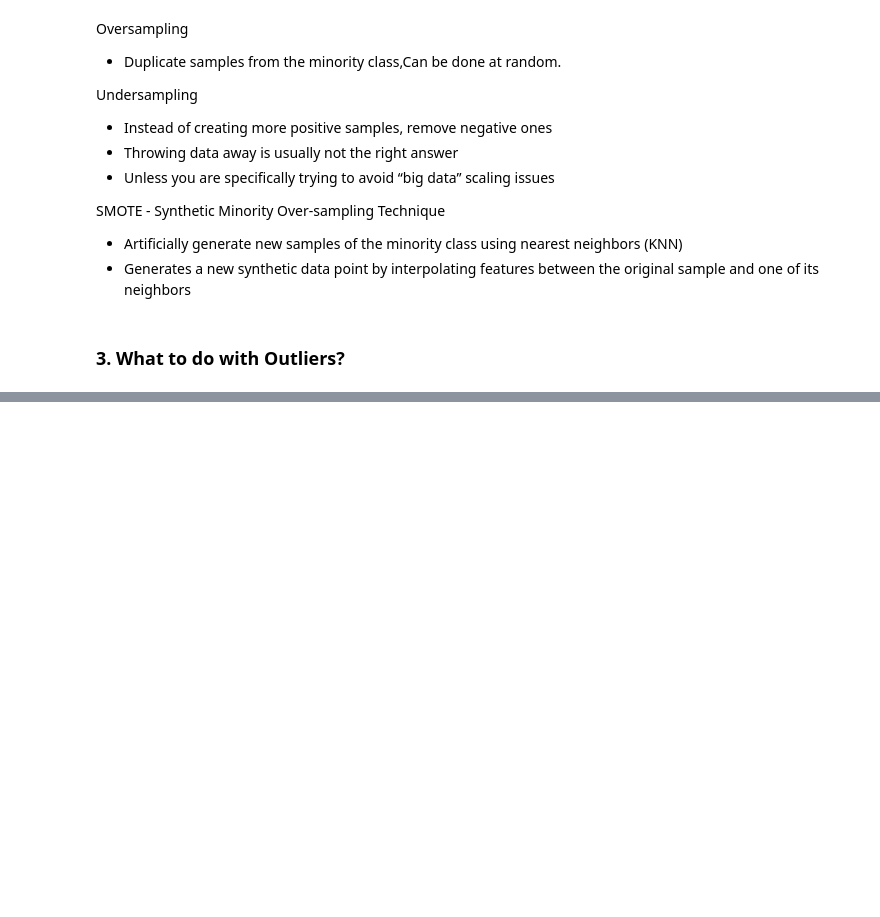
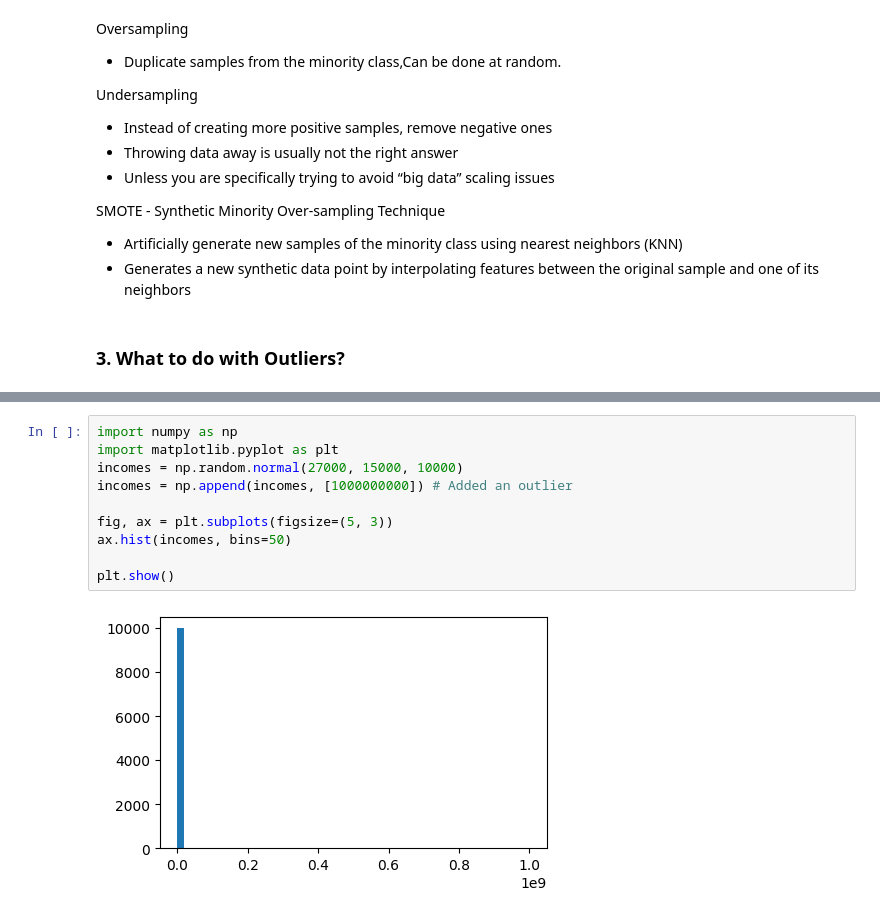
Before and after one commit to Amehroke/AWS_TestPrep, a Jupyter notebook: Notes/2_EDA.ipynb, the cells around one changed output, grey strips where cells are left out. Saved outputs shown, nothing was run; the diff lists cells and outputs as text; blank space fills up the shorter version.

Commit message:
Added Section for outlier detection and removal

```diff
--- a/Notes/2_EDA.ipynb
+++ b/Notes/2_EDA.ipynb
@@ -409,0 +427,12 @@ SMOTE - Synthetic Minority Over-sampling Technique
+# %%
+import numpy as np
+import matplotlib.pyplot as plt
+incomes = np.random.normal(27000, 15000, 10000)
+incomes = np.append(incomes, [1000000000]) # Added an outlier
+
+fig, ax = plt.subplots(figsize=(5, 3))
+ax.hist(incomes, bins=50)
+
+plt.show()
+# %% [output]
+[figure, added]
```
Also changed, not shown: parts of 4 cells of this notebook.
